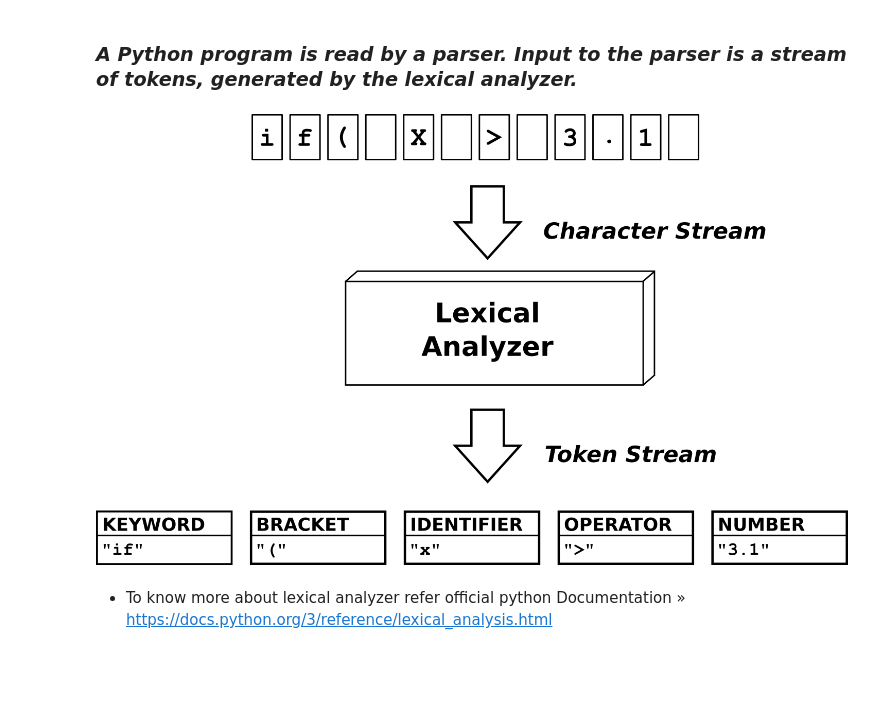
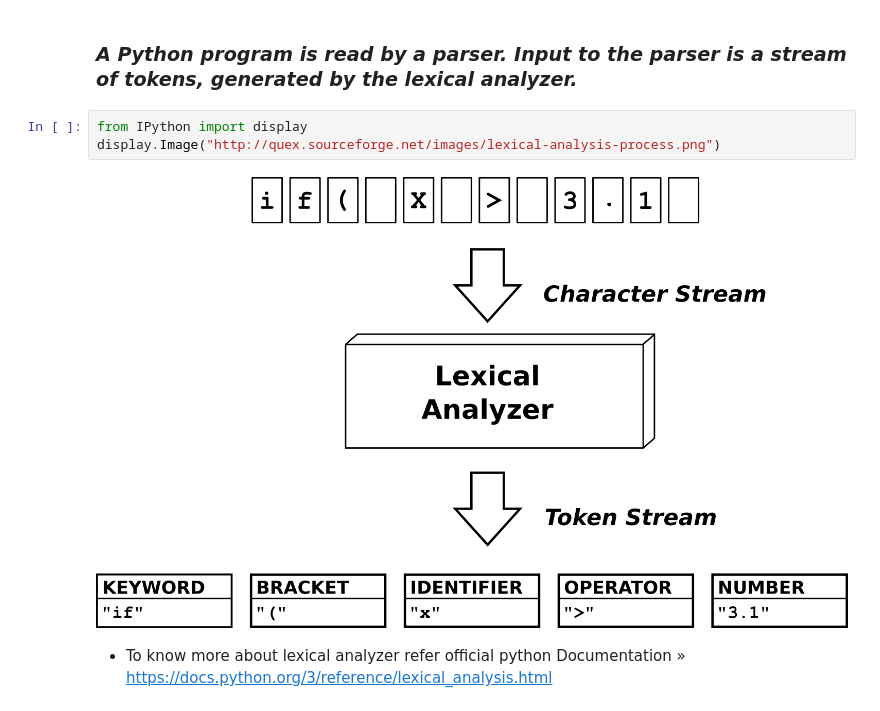
Before and after one commit to charan-altro/Pyhton_Cheatsheet, a Jupyter notebook: Read, Evaluate, Print, Loop In Python_001.ipynb, the cells around one changed output. Saved outputs shown, nothing was run; the diff lists cells and outputs as text; blank space fills up the shorter version.

Commit message:
add image via link
https://betterprogramming.pub/3-ways-to-add-images-to-your-jupyter-notebook-61ddfa27e565


from IPython import display
display.Image("https://<link-to-image>")

```diff
--- a/Read, Evaluate, Print, Loop In Python_001.ipynb
+++ b/Read, Evaluate, Print, Loop In Python_001.ipynb
@@ -68,8 +68,11 @@ SyntaxError: invalid syntax (<ipython-input-9-4baeb3b4a08a>, line 1)
 ### If the source file cannot be decoded, a SyntaxError is raised.
 # %% [markdown]
 ### *A Python program is read by a parser. Input to the parser is a stream of tokens, generated by the lexical analyzer.*
-# %% [markdown]
-![image.png](attachment:image.png)
+# %%
+from IPython import display
+display.Image("http://quex.sourceforge.net/images/lexical-analysis-process.png")
+# %% [output]
+[figure, added]
 # %% [markdown]
 - To know more about lexical analyzer refer official python Documentation »
 https://docs.python.org/3/reference/lexical_analysis.html
```
